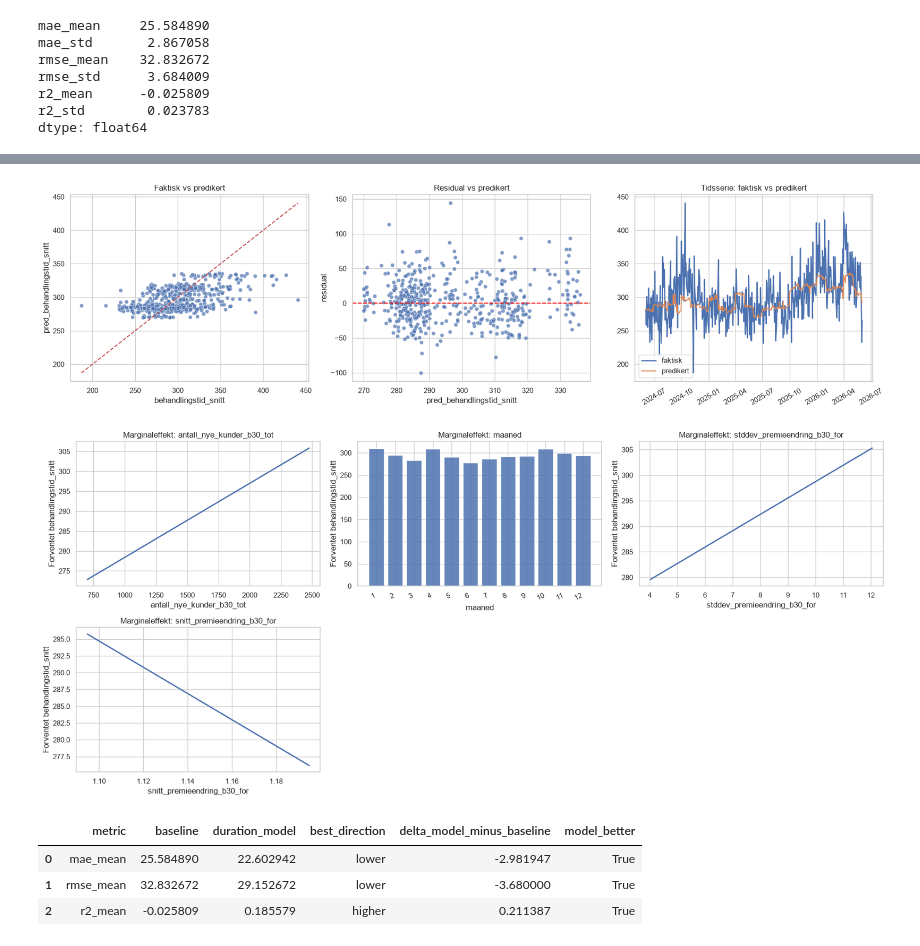
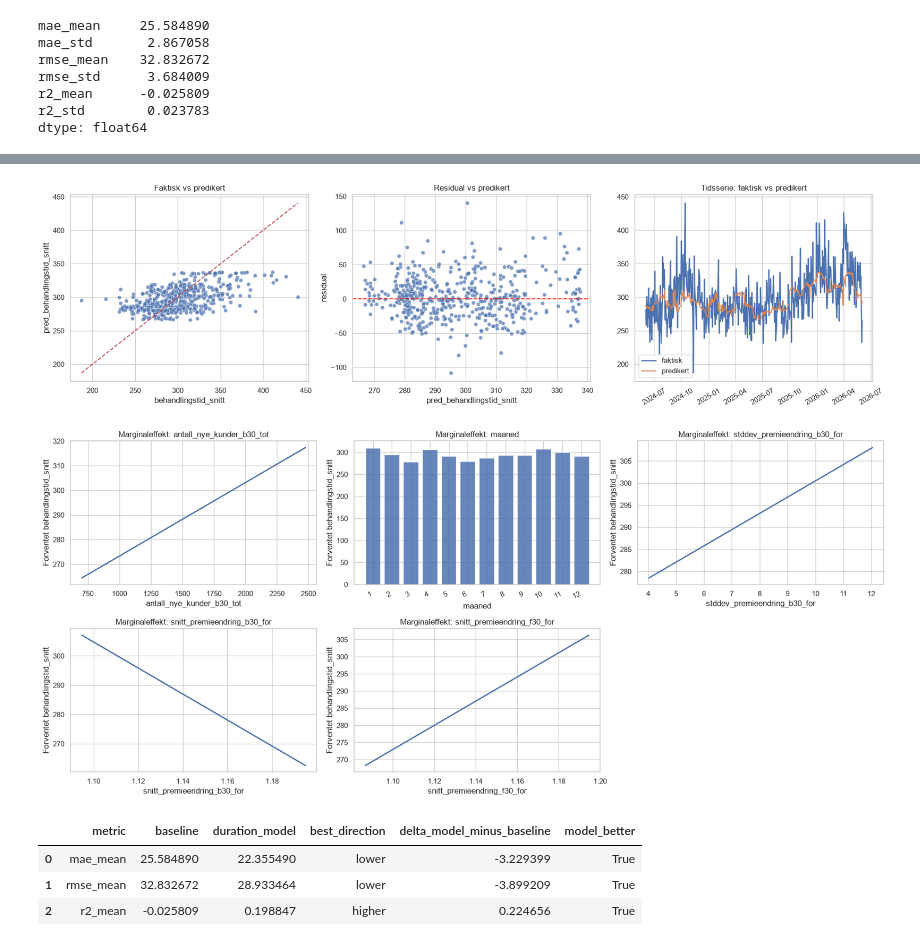
Before and after one commit to adnerolstad-klp/inngangsanalyse, a Jupyter notebook: code/notebooks/04_gjennomsnittlig_samtalelengde.ipynb, the cells around one changed output, grey strips where cells are left out. Cells and saved outputs as stored; diff of their text form; code cells hidden in the pictures.

```diff
--- a/code/notebooks/04_gjennomsnittlig_samtalelengde.ipynb
+++ b/code/notebooks/04_gjennomsnittlig_samtalelengde.ipynb
@@ -57,6 +62,10 @@ business_features = [
     "antall_hf_b30_tot",
     "stddev_premieendring_b30_for",
     "snitt_premieendring_b30_for",
+    "antall_nye_kunder_f30_tot",
+    "antall_hf_f30_tot",
+    "stddev_premieendring_f30_for",
+    "snitt_premieendring_f30_for"
 ]
 extra_features = ["nyhetsbrev_b7"]
 
@@ -324,10 +335,10 @@ axes[2].legend()
 plt.tight_layout()
 plt.show()
 # %% [output]
-[figure, old version]
+[figure, new version]
 # %%
 # Marginaleffekt-plott for valgte variabler
-marginal_vars = feature_cols[: min(6, len(feature_cols))]
+marginal_vars = feature_cols
 
 if len(marginal_vars) == 0:
     raise ValueError("Ingen marginal-vars finnes i feature_cols.")
@@ -370,34 +381,34 @@ for i, var in enumerate(marginal_vars):
         pred = duration_model.predict(pred_df[feature_cols])
 
         ax.bar(range(len(levels)), pred, color="#4C72B0", alpha=0.85)
         ax.set_xticks(range(len(levels)))
         ax.set_xticklabels(levels, rotation=25, ha="right")
         ax.set_xlabel(var)
         ax.set_ylabel("Forventet behandlingstid_snitt")
         ax.set_title(f"Marginaleffekt: {var}")
     else:
         x_grid = np.linspace(series.quantile(0.01), series.quantile(0.99), 100)
         pred_rows = []
         for x_val in x_grid:
             r = base.copy()
             r[var] = float(x_val)
             pred_rows.append(r)
 
         pred_df = pd.DataFrame(pred_rows)
         pred = duration_model.predict(pred_df[feature_cols])
 
         ax.plot(x_grid, pred, color="#4C72B0", linewidth=2)
         ax.set_xlabel(var)
         ax.set_ylabel("Forventet behandlingstid_snitt")
         ax.set_title(f"Marginaleffekt: {var}")
 
 for j in range(n, len(axes)):
     axes[j].axis("off")
 
 plt.tight_layout()
 plt.show()
 # %% [output]
-[figure, old version]
+[figure, new version]
 # %%
 # Oppsummering
 summary = pd.DataFrame(
@@ -425,6 +436,6 @@ summary["model_better"] = [
 summary
 # %% [output]
 |  | metric | baseline | duration_model | best_direction | delta_model_minus_baseline | model_better |
-| 0 | mae_mean | 25.584890 | 22.602942 | lower | -2.981947 | True |
-| 1 | rmse_mean | 32.832672 | 29.152672 | lower | -3.680000 | True |
-| 2 | r2_mean | -0.025809 | 0.185579 | higher | 0.211387 | True |
+| 0 | mae_mean | 25.584890 | 22.355490 | lower | -3.229399 | True |
+| 1 | rmse_mean | 32.832672 | 28.933464 | lower | -3.899209 | True |
+| 2 | r2_mean | -0.025809 | 0.198847 | higher | 0.224656 | True |
```
Also changed, not shown: parts of 5 cells of this notebook, 2 other files.
